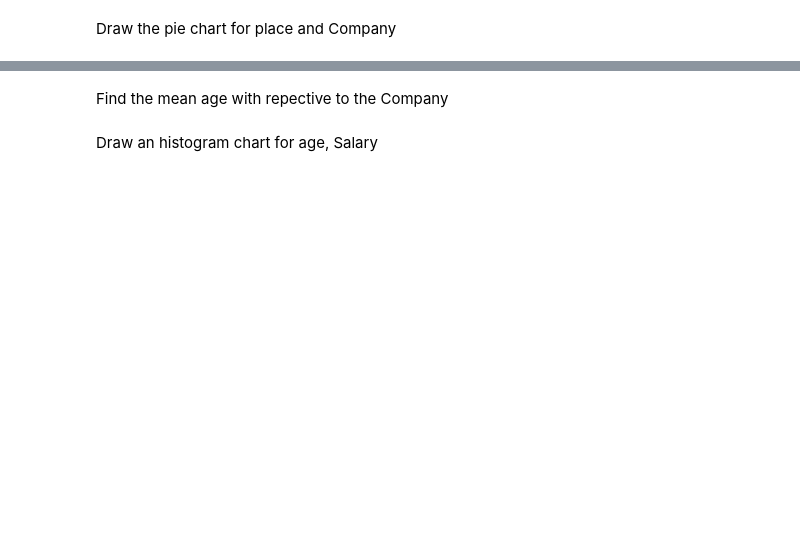
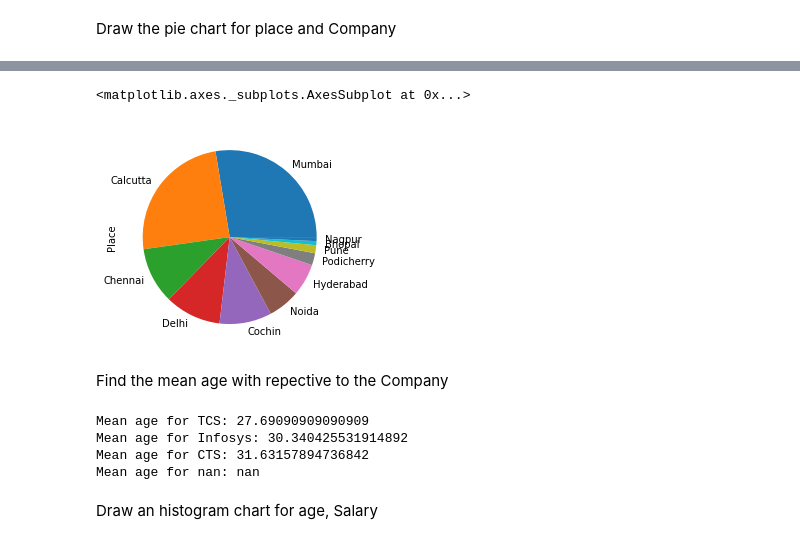
Before and after one commit to naga-sk/DataScienceTraining-Assignments, a Jupyter notebook: Pandas_Excercise.ipynb, the cells around one changed output, grey strips where cells are left out. Cells and saved outputs as stored; diff of their text form; code cells hidden in the pictures; blank space fills up the shorter version.

```diff
--- a/Pandas_Excercise.ipynb
+++ b/Pandas_Excercise.ipynb
@@ -228,4 +541,19 @@ Draw the pie chart for place and Company
+# %%
+df["Place"].value_counts().plot(kind = 'pie')
+# %% [output]
+<matplotlib.axes._subplots.AxesSubplot at 0x...>
+[figure, added]
 # %% [markdown]
 Find the mean age with repective to the Company
+# %%
+companies = df['Company'].unique()
+for company in companies:
+  comp_mean = df.loc[df['Company'] == company, 'Age'].mean()
+  print(f"Mean age for {company}: {comp_mean}")
+# %% [output]
+Mean age for TCS: 27.69090909090909
+Mean age for Infosys: 30.340425531914892
+Mean age for CTS: 31.63157894736842
+Mean age for nan: nan
 # %% [markdown]
 Draw an histogram chart for age, Salary
```
Also changed, not shown: parts of 49 cells of this notebook.
